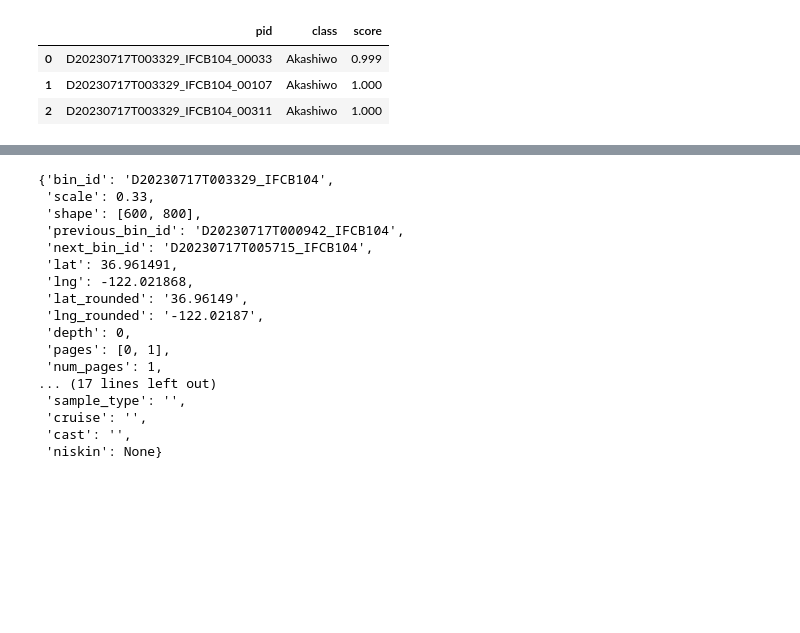
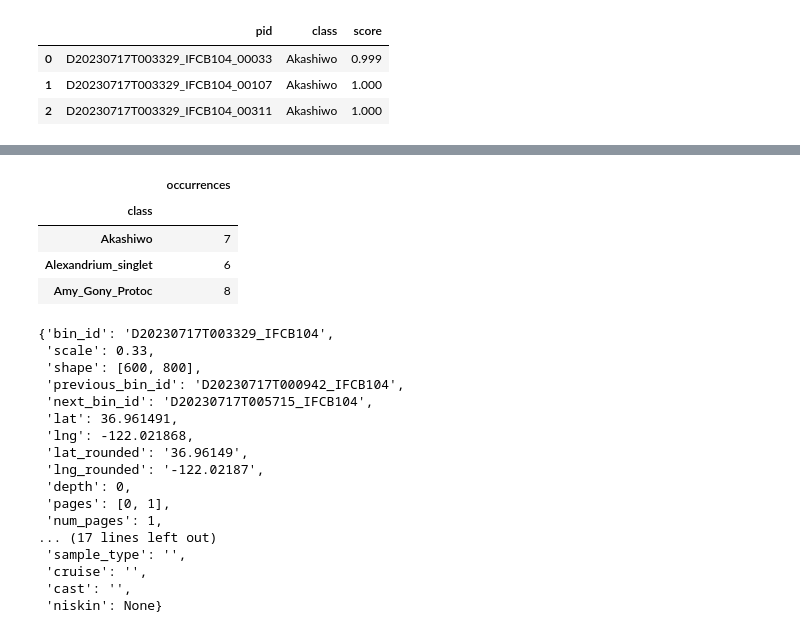
Before and after one commit to CeNCOOS/OBIS_workshop_2024_IFCB, a Jupyter notebook: getSantaCruzdata.ipynb, the cells around one changed output, grey strips where cells are left out. Saved outputs shown, nothing was run; the diff lists cells and outputs as text; code cells hidden in the pictures; blank space fills up the shorter version.

```diff
--- a/getSantaCruzdata.ipynb
+++ b/getSantaCruzdata.ipynb
@@ -199,6 +240,14 @@ summarytable=classtable.groupby('class').count()
 # %%
 #summarytable.rename(columns={'score':'occurrences'})
 summarytable=summarytable.rename(columns={'score':'occurrences'}).drop('pid',axis=1)
+# %%
+summarytable.head(3)
+# %% [output]
+|  | occurrences |
+| class |  |
+| Akashiwo | 7 |
+| Alexandrium_singlet | 6 |
+| Amy_Gony_Protoc | 8 |
 # %%
 # missing occurrence to add 0's
 # skip this for now
```
Also changed, not shown: parts of 6 cells of this notebook.
